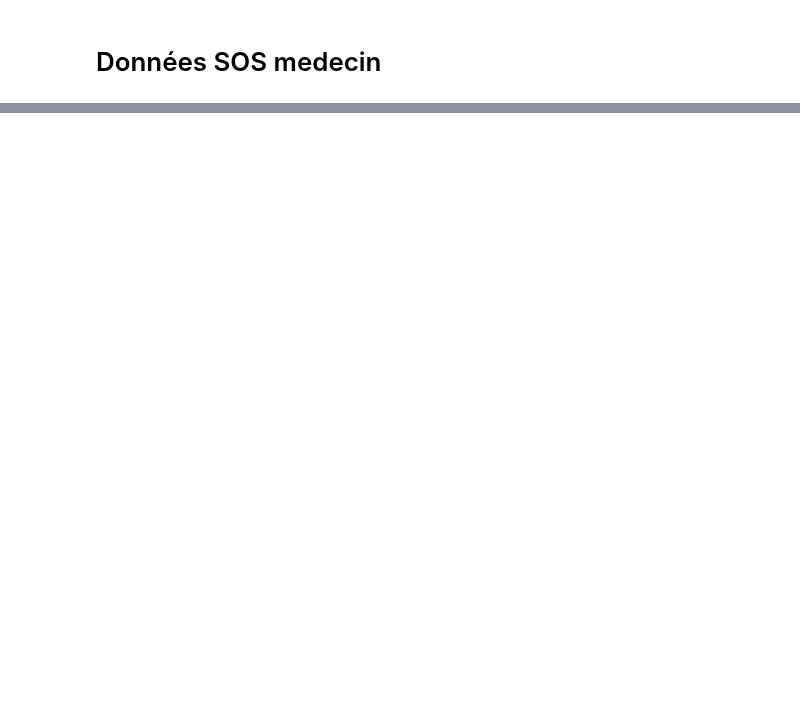
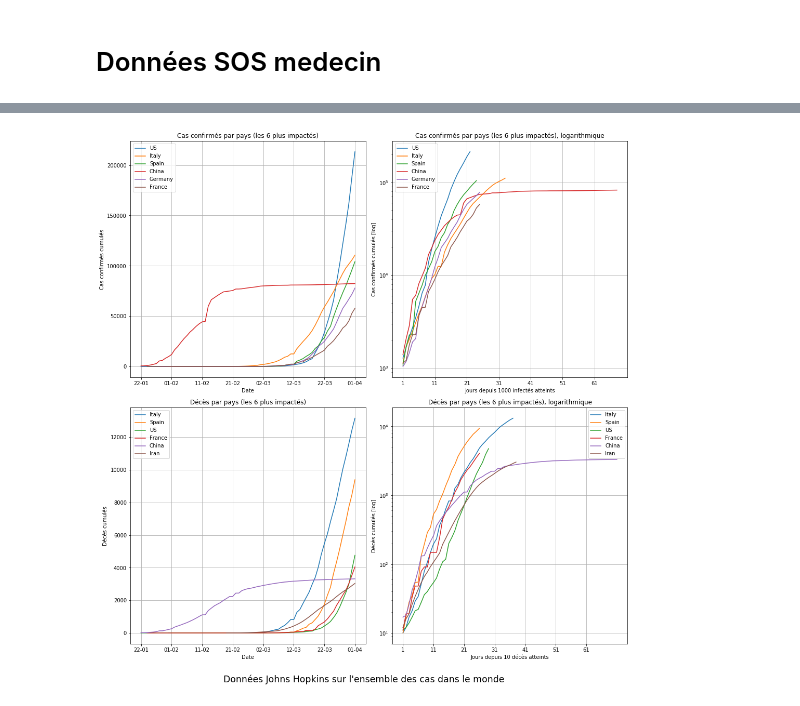
Before and after one commit to alexBDG/Covid-19, a Jupyter notebook: data_visualisation.ipynb, the cells around one changed output, grey strips where cells are left out. Cells and saved outputs as stored; diff of their text form; code cells hidden in the pictures; blank space fills up the shorter version.

```diff
--- a/data_visualisation.ipynb
+++ b/data_visualisation.ipynb
@@ -880,0 +1157,96 @@ sosMedecin(idDep=974)
+# %%
+def afficheMonde(etude=None, n_premiers=10, n_infectes=1000, n_deces=10):
+    if etude == None:
+        etude = donnees_monde.copy()
+    etude["Day"] = etude["Day"].apply(lambda x: x[3:5]+"-"+x[:2])
+
+    liste_jour = etude["Day"].unique().tolist()
+    etude[etude["Day"]==liste_jour[-1]].sort_values(['Deaths'], ascending=False)
+
+    # Abscisses
+    def ecrireAbscissescompte(min_tot=0):
+        max_tot = max(etude["Day_Count"].unique().tolist())
+        moins_jour_compte = [el for (i, el) in enumerate(etude["Day_Count"].unique().tolist()) if (i%10==0 and i<(max_tot-min_tot))]
+        return moins_jour_compte
+    moins_jour        = [el for (i, el) in enumerate(liste_jour) if i%10==0]
+    moins_jour_compte = ecrireAbscissescompte()
+
+
+    # Initialisation des figures
+    fig = plt.figure(figsize=(2*8,2*8))
+
+    fig.add_subplot(2, 2, 1)
+    liste_pays = etude[etude["Day"]==liste_jour[-1]].sort_values(['Confirmed'], ascending=False).head(n_premiers)["Country_Region"].tolist()
+    for pays in liste_pays:
+        sous_etude = etude[etude["Country_Region"]==pays].sort_values(['Confirmed'], ascending=False)
+        sous_etude = sous_etude.sort_values(['Day_Count'], ascending=True)
+        plt.plot(sous_etude["Day_Count"], sous_etude["Confirmed"], label=pays)
+    plt.xlabel('Date')
+    plt.xticks(moins_jour_compte, moins_jour)
+    plt.ylabel('Cas confirmés cumulés')
+    plt.title('Cas confirmés par pays (les {0} plus impactés)'.format(n_premiers))
+    if n_premiers<16:
+        plt.legend()
+    plt.grid()
+
+    fig.add_subplot(2, 2, 2)
+    min_tot = []
+    liste_pays = etude[etude["Day"]==liste_jour[-1]].sort_values(['Confirmed'], ascending=False).head(n_premiers)["Country_Region"].tolist()
+    for pays in liste_pays:
+        sous_etude = etude[etude["Country_Region"]==pays].sort_values(['Confirmed'], ascending=False)
+        lignes_enlever = sous_etude[sous_etude["Confirmed"]<n_infectes].index
+        sous_etude = sous_etude.drop(lignes_enlever)
+        sous_etude = sous_etude.sort_values(['Day_Count'], ascending=True)
+        minimum = sous_etude["Day_Count"].min()
+        min_tot += [minimum]
+        plt.plot(sous_etude["Day_Count"]-minimum+1, sous_etude["Confirmed"], label=pays)
+    plt.xlabel('Jours depuis {0} infectés atteints'.format(n_infectes))
+    plt.xticks(ecrireAbscissescompte(min_tot=min(min_tot)))
+    plt.ylabel('Cas confirmés cumulés [log]')
+    plt.yscale("log")
+    plt.title('Cas confirmés par pays (les {0} plus impactés), logarithmique'.format(n_premiers))
+    if n_premiers<16:
+        plt.legend()
+    plt.grid()
+
+    fig.add_subplot(2, 2, 3)
+    liste_pays = etude[etude["Day"]==liste_jour[-1]].sort_values(['Deaths'], ascending=False).head(n_premiers)["Country_Region"].tolist()
+    for pays in liste_pays:
+        sous_etude = etude[etude["Country_Region"]==pays].sort_values(['Deaths'], ascending=False)
+        sous_etude = sous_etude.sort_values(['Day_Count'], ascending=True)
+        plt.plot(sous_etude["Day_Count"], sous_etude["Deaths"], label=pays)
+    plt.xlabel('Date')
+    plt.xticks(moins_jour_compte, moins_jour)
+    plt.ylabel('Décès cumulés')
+    plt.title('Décès par pays (les {0} plus impactés)'.format(n_premiers))
+    if n_premiers<16:
+        plt.legend()
+    plt.grid()
+
+    fig.add_subplot(2, 2, 4)
+    liste_pays = etude[etude["Day"]==liste_jour[-1]].sort_values(['Deaths'], ascending=False).head(n_premiers)["Country_Region"].tolist()
+    for pays in liste_pays:
+        sous_etude = etude[etude["Country_Region"]==pays].sort_values(['Deaths'], ascending=False)
+        lignes_enlever = sous_etude[sous_etude["Deaths"]<n_deces].index
+        sous_etude = sous_etude.drop(lignes_enlever)
+        sous_etude = sous_etude.sort_values(['Day_Count'], ascending=True)
+        minimum = sous_etude["Day_Count"].min()
+        plt.plot(sous_etude["Day_Count"]-minimum+1, sous_etude["Deaths"], label=pays)
+    plt.xlabel('Jours depuis {0} décès atteints'.format(n_deces))
+    plt.xticks(ecrireAbscissescompte(min_tot=min(min_tot)))
+    plt.ylabel('Décès cumulés [log]')
+    plt.yscale("log")
+    plt.title('Décès par pays (les {0} plus impactés), logarithmique'.format(n_premiers))
+    if n_premiers<16:
+        plt.legend()
+    plt.grid()
+
+
+    fig.suptitle("Données Johns Hopkins sur l'ensemble des cas dans le monde", y=0.035, fontsize="xx-large")
+    fig.tight_layout(rect=[0.05, 0.05, 0.95, 0.95])
+
+    return sous_etude
+
+
+sous_etude = afficheMonde(n_premiers=6)
+# %% [output]
@@ -880,0 +1255 @@ sosMedecin(idDep=974)
+[figure, added]
```
Also changed, not shown: parts of 17 cells of this notebook.
